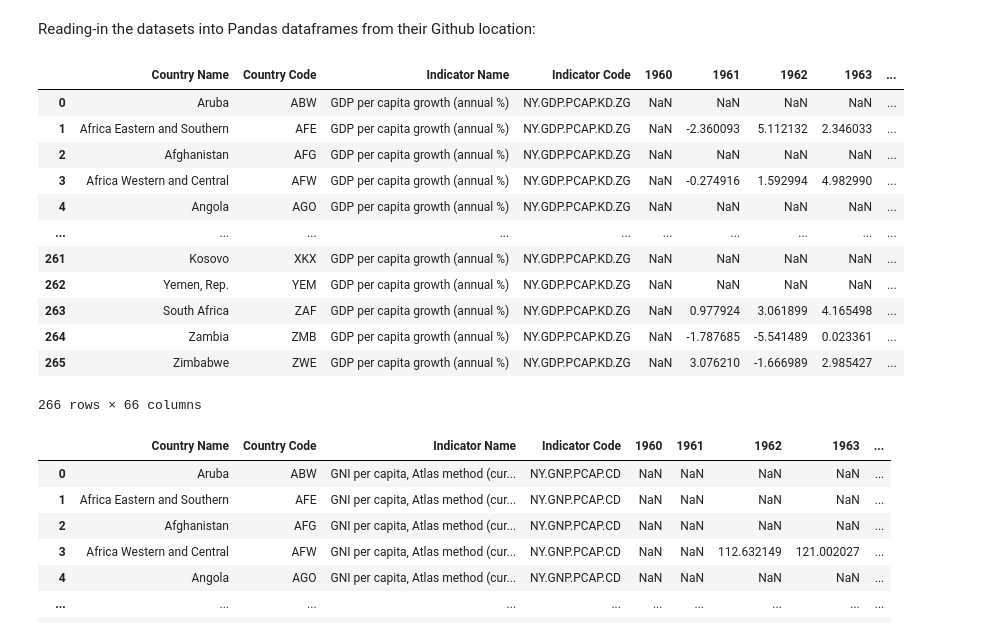
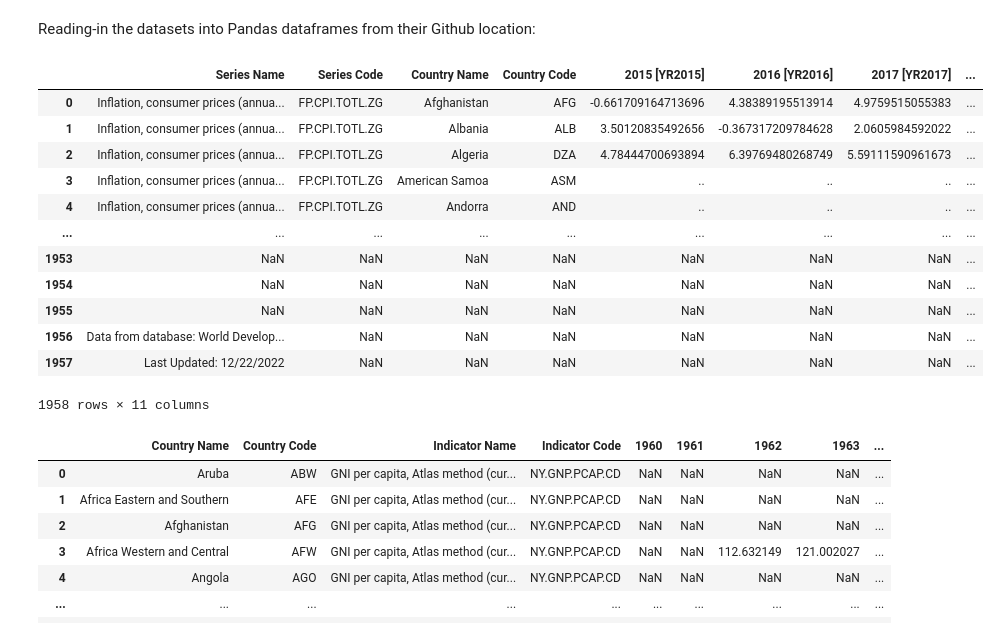
Before and after one commit to elenapopic542/Deliverable1, a Jupyter notebook: 542project-Copy1.ipynb, the cells around one changed output. Drawn from its saved outputs; the diff is of its cells as text; code cells hidden in the pictures.

Commit message:
Clean, format and integrate data

```diff
--- a/542project-Copy1.ipynb
+++ b/542project-Copy1.ipynb
@@ -7,26 +7,26 @@ Reading-in the datasets into Pandas dataframes from their Github location:
 # %%
 import pandas as pd
 
 gitCloudRepo = 'https://github.com/elenapopic542/Deliverable1/raw/main/'
-fileName = "GDPGrowth_Data.csv"
+fileName = "Inflation.Data.csv"
 
 DF1csv = pd.read_csv(gitCloudRepo + fileName)
 
 DF1csv
 # %% [output]
-|  | Country Name | Country Code | Indicator Name | Indicator Code | 1960 | 1961 | 1962 | 1963 | ... |
-| 0 | Aruba | ABW | GDP per capita growth (annual %) | NY.GDP.PCAP.KD.ZG | NaN | NaN | NaN | NaN | ... |
-| 1 | Africa Eastern and Southern | AFE | GDP per capita growth (annual %) | NY.GDP.PCAP.KD.ZG | NaN | -2.360093 | 5.112132 | 2.346033 | ... |
-| 2 | Afghanistan | AFG | GDP per capita growth (annual %) | NY.GDP.PCAP.KD.ZG | NaN | NaN | NaN | NaN | ... |
-| 3 | Africa Western and Central | AFW | GDP per capita growth (annual %) | NY.GDP.PCAP.KD.ZG | NaN | -0.274916 | 1.592994 | 4.982990 | ... |
-| 4 | Angola | AGO | GDP per capita growth (annual %) | NY.GDP.PCAP.KD.ZG | NaN | NaN | NaN | NaN | ... |
-| ... | ... | ... | ... | ... | ... | ... | ... | ... | ... |
-| 261 | Kosovo | XKX | GDP per capita growth (annual %) | NY.GDP.PCAP.KD.ZG | NaN | NaN | NaN | NaN | ... |
-| 262 | Yemen, Rep. | YEM | GDP per capita growth (annual %) | NY.GDP.PCAP.KD.ZG | NaN | NaN | NaN | NaN | ... |
-| 263 | South Africa | ZAF | GDP per capita growth (annual %) | NY.GDP.PCAP.KD.ZG | NaN | 0.977924 | 3.061899 | 4.165498 | ... |
-| 264 | Zambia | ZMB | GDP per capita growth (annual %) | NY.GDP.PCAP.KD.ZG | NaN | -1.787685 | -5.541489 | 0.023361 | ... |
-| 265 | Zimbabwe | ZWE | GDP per capita growth (annual %) | NY.GDP.PCAP.KD.ZG | NaN | 3.076210 | -1.666989 | 2.985427 | ... |
+|  | Series Name | Series Code | Country Name | Country Code | 2015 [YR2015] | 2016 [YR2016] | 2017 [YR2017] | ... |
+| 0 | Inflation, consumer prices (annua... | FP.CPI.TOTL.ZG | Afghanistan | AFG | -0.661709164713696 | 4.38389195513914 | 4.9759515055383 | ... |
+| 1 | Inflation, consumer prices (annua... | FP.CPI.TOTL.ZG | Albania | ALB | 3.50120835492656 | -0.367317209784628 | 2.0605984592022 | ... |
+| 2 | Inflation, consumer prices (annua... | FP.CPI.TOTL.ZG | Algeria | DZA | 4.78444700693894 | 6.39769480268749 | 5.59111590961673 | ... |
+| 3 | Inflation, consumer prices (annua... | FP.CPI.TOTL.ZG | American Samoa | ASM | .. | .. | .. | ... |
+| 4 | Inflation, consumer prices (annua... | FP.CPI.TOTL.ZG | Andorra | AND | .. | .. | .. | ... |
+| ... | ... | ... | ... | ... | ... | ... | ... | ... |
+| 1953 | NaN | NaN | NaN | NaN | NaN | NaN | NaN | ... |
+| 1954 | NaN | NaN | NaN | NaN | NaN | NaN | NaN | ... |
+| 1955 | NaN | NaN | NaN | NaN | NaN | NaN | NaN | ... |
+| 1956 | Data from database: World Develop... | NaN | NaN | NaN | NaN | NaN | NaN | ... |
+| 1957 | Last Updated: 12/22/2022 | NaN | NaN | NaN | NaN | NaN | NaN | ... |
-266 rows × 66 columns
+1958 rows × 11 columns
 # %%
 gitCloudRepo = 'https://github.com/elenapopic542/Deliverable1/raw/main/'
 fileName = "GNIpercapita_Data.csv"
```
Also changed, not shown: 3 other files.
